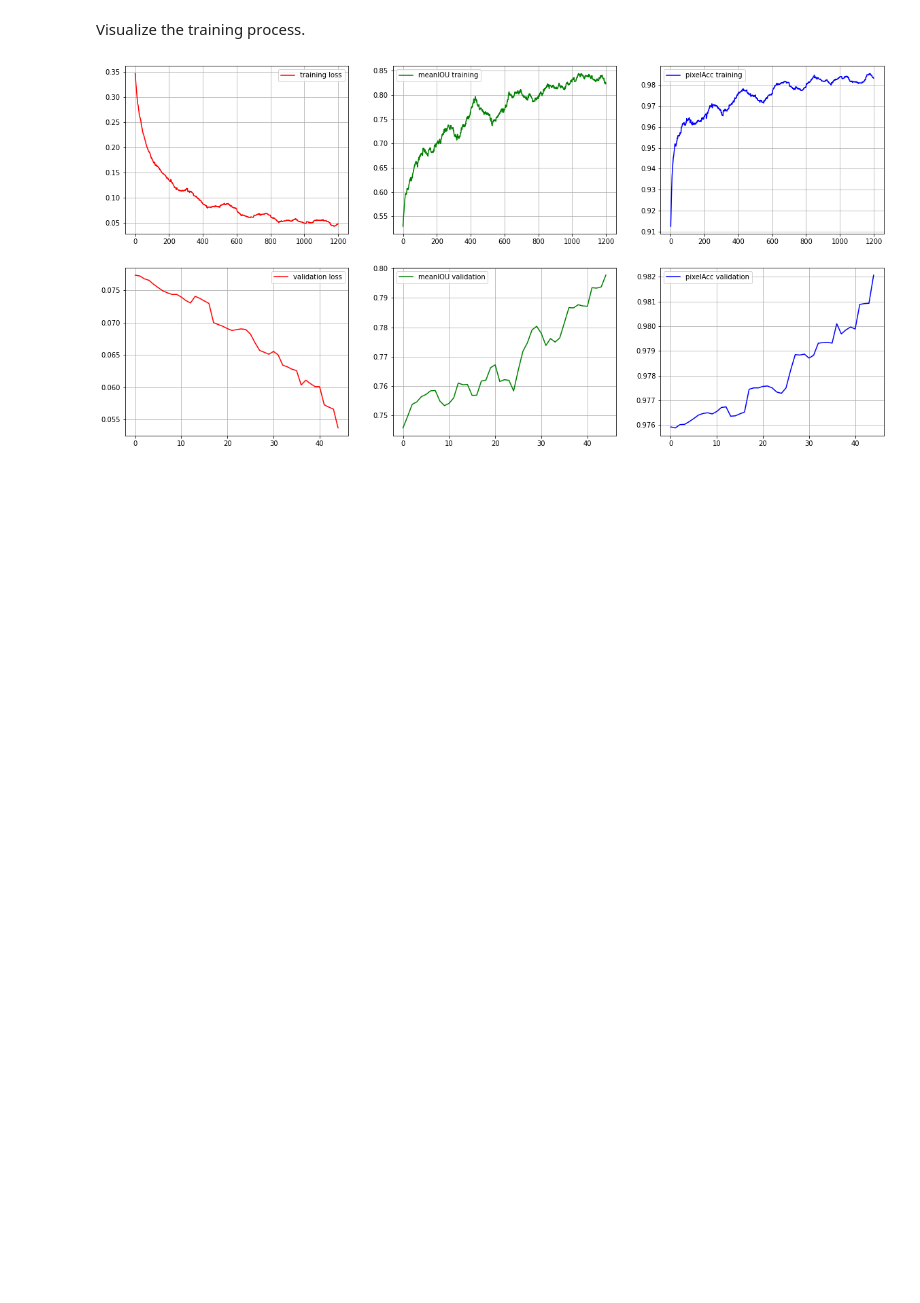
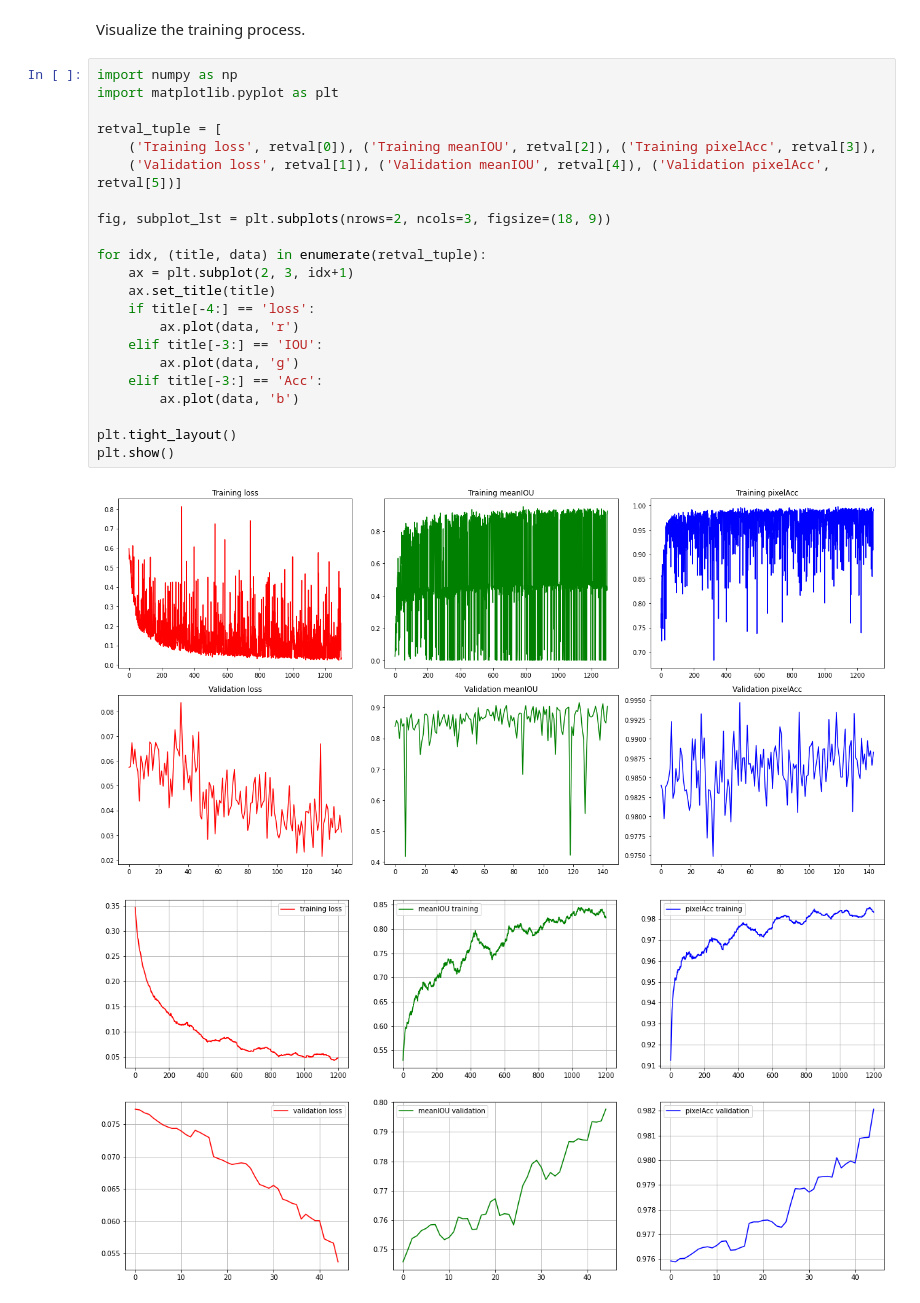
Before and after one commit to VincentGaoHJ/Course-CS5242, a Jupyter notebook: practice_7_handseg.ipynb, the cells around one changed output. Cells and saved outputs as stored; diff of their text form; blank space fills up the shorter version.

```diff
--- a/practice_7_handseg.ipynb
+++ b/practice_7_handseg.ipynb
@@ -457,6 +437,30 @@ retval = training_loop(
 #     'checkpoints/checkpointhandseg.pt')
 # %% [markdown]
 Visualize the training process.
+# %%
+import numpy as np
+import matplotlib.pyplot as plt
+
+retval_tuple = [
+    ('Training loss', retval[0]), ('Training meanIOU', retval[2]), ('Training pixelAcc', retval[3]),
+    ('Validation loss', retval[1]), ('Validation meanIOU', retval[4]), ('Validation pixelAcc', retval[5])]
+
+fig, subplot_lst = plt.subplots(nrows=2, ncols=3, figsize=(18, 9))
+
+for idx, (title, data) in enumerate(retval_tuple):
+    ax = plt.subplot(2, 3, idx+1)
+    ax.set_title(title)
+    if title[-4:] == 'loss':
+        ax.plot(data, 'r')
+    elif title[-3:] == 'IOU':
+        ax.plot(data, 'g')
+    elif title[-3:] == 'Acc':
+        ax.plot(data, 'b')
+
+plt.tight_layout()
+plt.show()
+# %% [output]
+[figure, added]
 # %%
 # %% [output]
 [figure]
```
Also changed, not shown: parts of 1 cell of this notebook.
